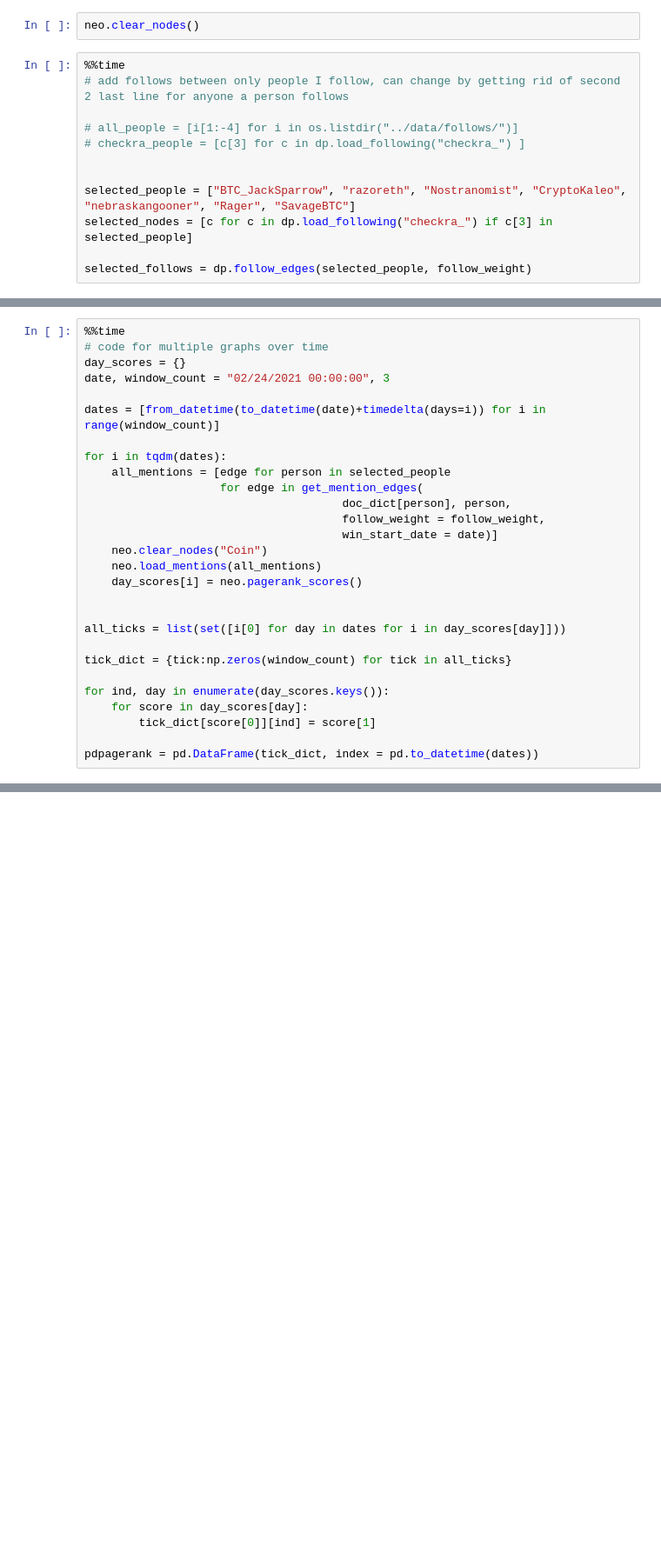
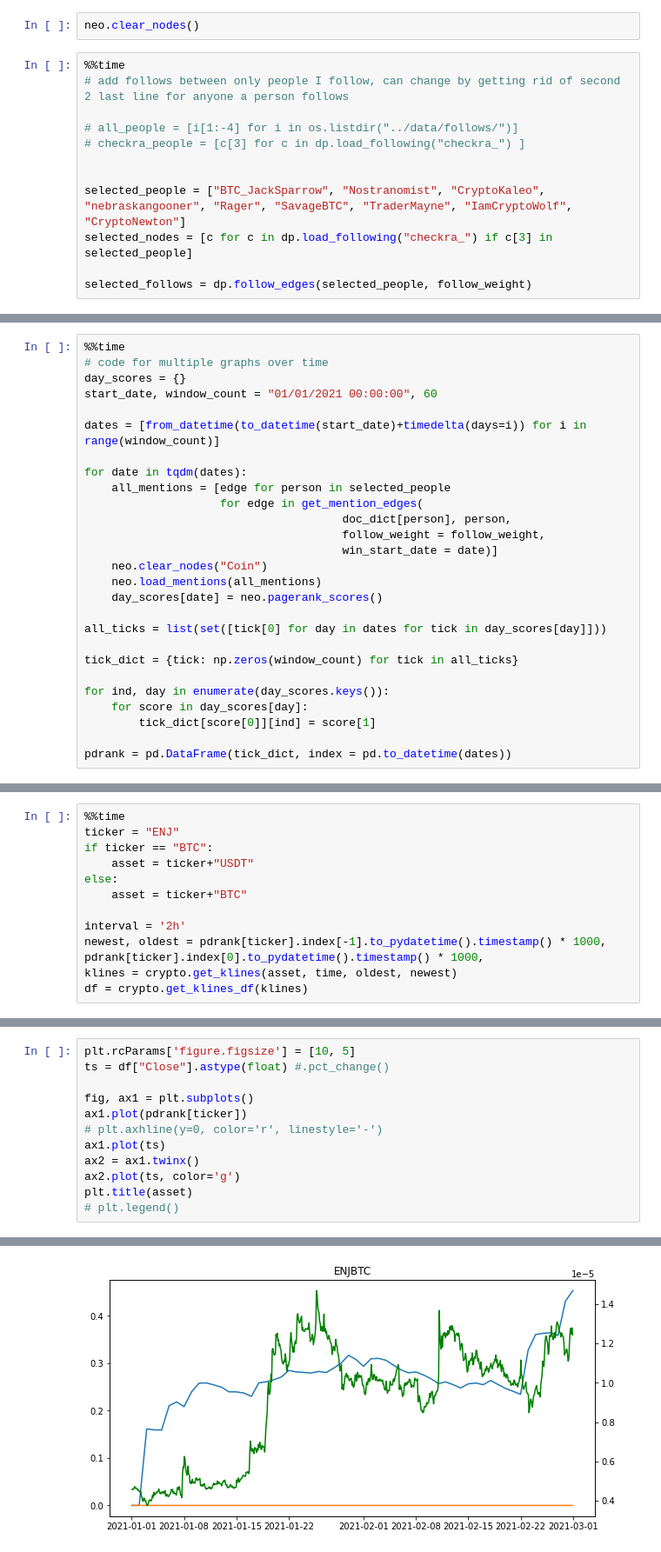
Before and after one commit to Empyr3an/Artha, a Jupyter notebook: notebooks/neodbinterface.ipynb, the cells around one changed output, grey strips where cells are left out. Shown at 87% size. Saved outputs shown, nothing was run; the diff lists cells and outputs as text; blank space fills up the shorter version.

Commit message:
minor pnadas bug, added plotting for pagerank scores and ticker data

```diff
--- a/notebooks/neodbinterface.ipynb
+++ b/notebooks/neodbinterface.ipynb
@@ -44,7 +46,7 @@ neo.clear_nodes()
 # checkra_people = [c[3] for c in dp.load_following("checkra_") ]
 
 
-selected_people = ["BTC_JackSparrow", "razoreth", "Nostranomist", "CryptoKaleo", "nebraskangooner", "Rager", "SavageBTC"]
+selected_people = ["BTC_JackSparrow", "Nostranomist", "CryptoKaleo", "nebraskangooner", "Rager", "SavageBTC", "TraderMayne", "IamCryptoWolf", "CryptoNewton"]
 selected_nodes = [c for c in dp.load_following("checkra_") if c[3] in selected_people]
 
 selected_follows = dp.follow_edges(selected_people, follow_weight)
@@ -87,11 +111,11 @@ Wall time: 5.35 s
 %%time
 # code for multiple graphs over time
 day_scores = {}
-date, window_count = "02/24/2021 00:00:00", 3
+start_date, window_count = "01/01/2021 00:00:00", 60
 
-dates = [from_datetime(to_datetime(date)+timedelta(days=i)) for i in range(window_count)]
+dates = [from_datetime(to_datetime(start_date)+timedelta(days=i)) for i in range(window_count)]
 
-for i in tqdm(dates):
+for date in tqdm(dates):
     all_mentions = [edge for person in selected_people
                     for edge in get_mention_edges(
                                       doc_dict[person], person,
@@ -99,16 +123,15 @@ for i in tqdm(dates):
                                       win_start_date = date)]
     neo.clear_nodes("Coin")
     neo.load_mentions(all_mentions)
-    day_scores[i] = neo.pagerank_scores()
+    day_scores[date] = neo.pagerank_scores()
 
+all_ticks = list(set([tick[0] for day in dates for tick in day_scores[day]]))
 
-all_ticks = list(set([i[0] for day in dates for i in day_scores[day]]))
-
-tick_dict = {tick:np.zeros(window_count) for tick in all_ticks}
+tick_dict = {tick: np.zeros(window_count) for tick in all_ticks}
 
 for ind, day in enumerate(day_scores.keys()):
     for score in day_scores[day]:
         tick_dict[score[0]][ind] = score[1]
 
-pdpagerank = pd.DataFrame(tick_dict, index = pd.to_datetime(dates))
+pdrank = pd.DataFrame(tick_dict, index = pd.to_datetime(dates))
 # %% [output]
@@ -126,0 +142,12 @@ pdpagerank
+# %%
+%%time
+ticker = "ENJ"
+if ticker == "BTC":
+    asset = ticker+"USDT"
+else:
+    asset = ticker+"BTC"
+
+interval = '2h'
+newest, oldest = pdrank[ticker].index[-1].to_pydatetime().timestamp() * 1000, pdrank[ticker].index[0].to_pydatetime().timestamp() * 1000,
+klines = crypto.get_klines(asset, time, oldest, newest)
+df = crypto.get_klines_df(klines)
@@ -126,0 +157,13 @@ pdpagerank
+# %%
+plt.rcParams['figure.figsize'] = [10, 5]
+ts = df["Close"].astype(float) #.pct_change()
+
+fig, ax1 = plt.subplots()
+ax1.plot(pdrank[ticker])
+# plt.axhline(y=0, color='r', linestyle='-')
+ax1.plot(ts)
+ax2 = ax1.twinx()
+ax2.plot(ts, color='g')
+plt.title(asset)
+# plt.legend()
+# %% [output]
@@ -126,0 +171 @@ pdpagerank
+[figure, added]
```
Also changed, not shown: parts of 12 cells of this notebook, 1 other file.
